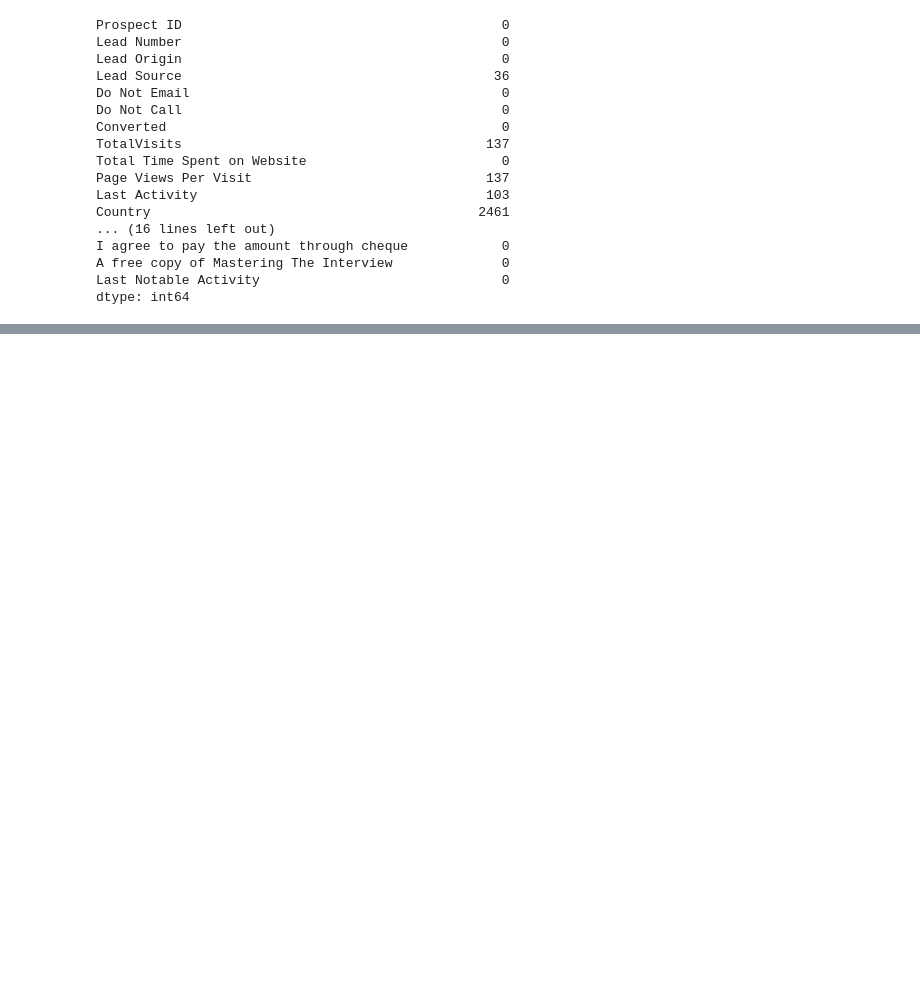
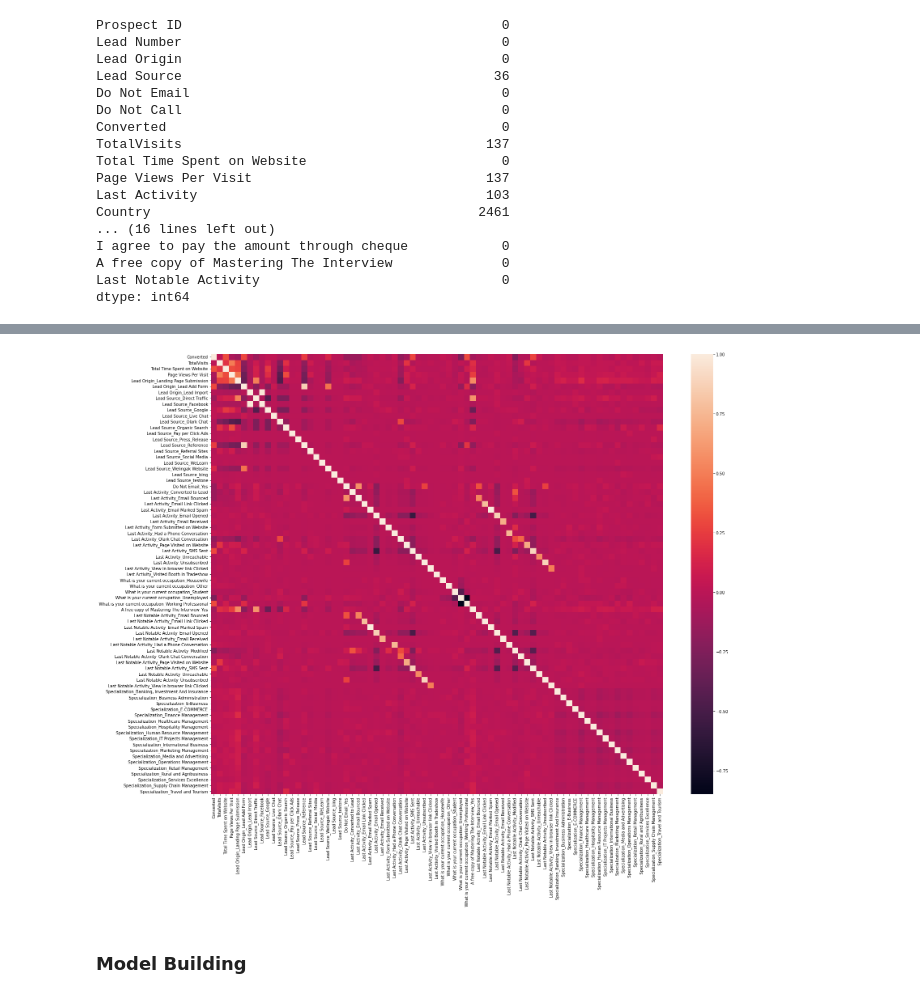
Before and after one commit to nmadhavashyam/Lead-Scoring-Case-Study, a Jupyter notebook: Lead Scoring Case Study.ipynb, the cells around one changed output, grey strips where cells are left out. Cells and saved outputs as stored; diff of their text form; code cells hidden in the pictures; blank space fills up the shorter version.

```diff
--- a/Lead Scoring Case Study.ipynb
+++ b/Lead Scoring Case Study.ipynb
@@ -143,0 +270,6 @@ dtype: float64
+# %%
+# Create dummy variables
+df_leads_dummy = pd.get_dummies(df_leads[['Lead Origin', 'Lead Source', 'Do Not Email', 'Last Activity', 'What is your current occupation', 'A free copy of Mastering The Interview', 'Last Notable Activity']], drop_first = True)
+# %%
+# Add the dummy variables to the original dataframe
+df_leads = pd.concat([df_leads, df_leads_dummy], axis = 1)
@@ -143,0 +278,8 @@ dtype: float64
+# %%
+# Create dummy variable separately for "Specialization" and drop the 'Select' dummy variables
+specialization_dummy = pd.get_dummies(df_leads['Specialization'], prefix = 'Specialization')
+specialization_dummy = specialization_dummy.drop(['Specialization_Select'], 1)
+df_leads = pd.concat([df_leads, specialization_dummy], axis = 1)
+# %%
+# Drop the original variables after the creation of dummy variables for them
+df_leads = df_leads.drop(['Lead Origin', 'Lead Source', 'Do Not Email', 'Last Activity', 'Specialization', 'What is your current occupation', 'A free copy of Mastering The Interview', 'Last Notable Activity'], 1)
@@ -143,0 +343,9 @@ dtype: float64
+# %%
+# Visualize the correlation
+plt.figure(figsize = (25,20))
+sns.heatmap(df_leads.corr())
+plt.show()
+# %% [output]
+[figure, added]
+# %% [markdown]
+### Model Building
```
Also changed, not shown: parts of 79 cells of this notebook.
